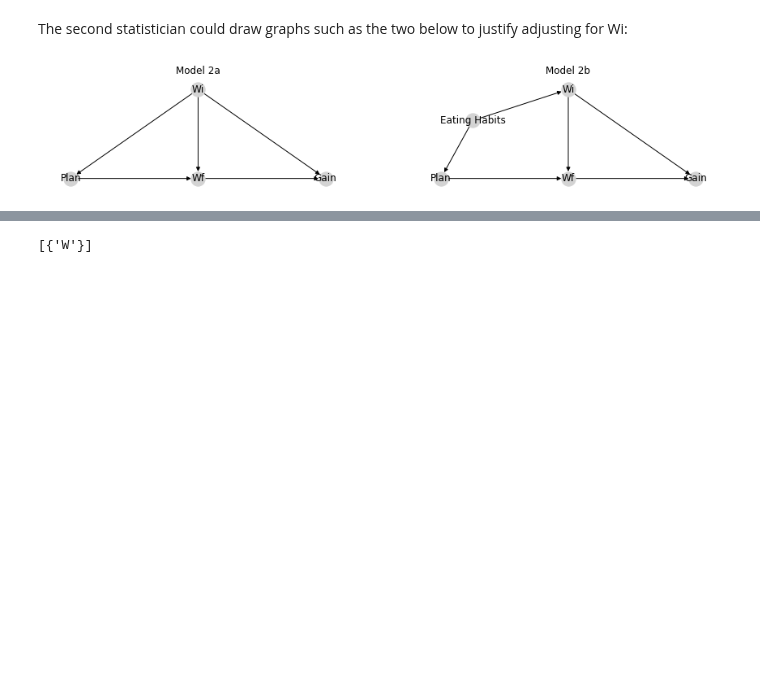
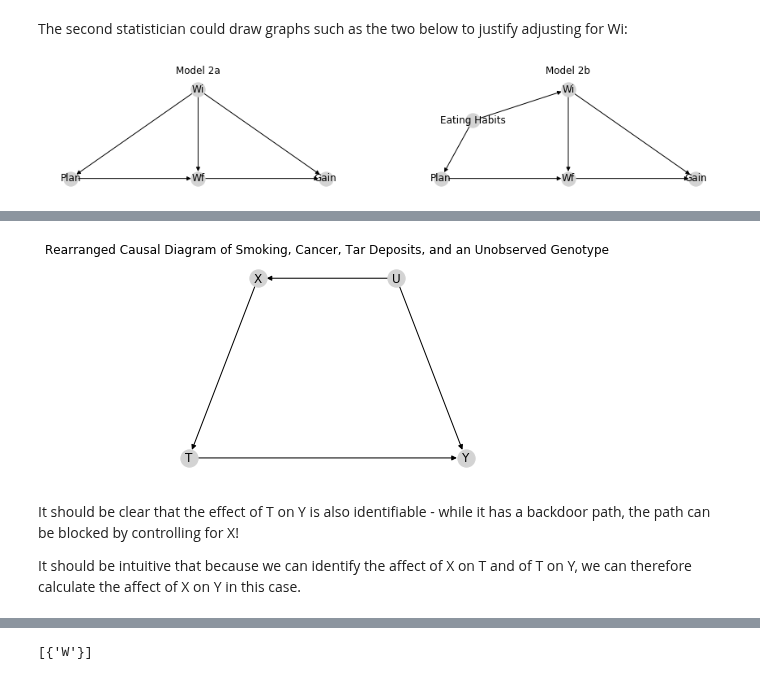
Before and after one commit to BrennanBarker/oyster, a Jupyter notebook: walkthrough/3_interventions.ipynb, the cells around one changed output, grey strips where cells are left out. Saved outputs shown, nothing was run; the diff lists cells and outputs as text; code cells hidden in the pictures; blank space fills up the shorter version.

```diff
--- a/walkthrough/3_interventions.ipynb
+++ b/walkthrough/3_interventions.ipynb
@@ -134,0 +183,9 @@ Either of statistician 2's models seems more plausible than the models fitting t
+# %%
+smoking_ex_pos = {'X': (.5,1), 'Y':(2,0), 'U':(1.5,1), 'T': (0,0)}
+oy.draw(smoking_example, pos=smoking_ex_pos, title='Rearranged Causal Diagram of Smoking, Cancer, Tar Deposits, and an Unobserved Genotype')
+# %% [output]
+[figure, added]
+# %% [markdown]
+It should be clear that the effect of T on Y is also identifiable - while it has a backdoor path, the path can be blocked by controlling for X!
+
+It should be intuitive that because we can identify the affect of X on T and of T on Y, we can therefore calculate the affect of X on Y in this case.
```
Also changed, not shown: parts of 57 cells of this notebook, 1 other file.
